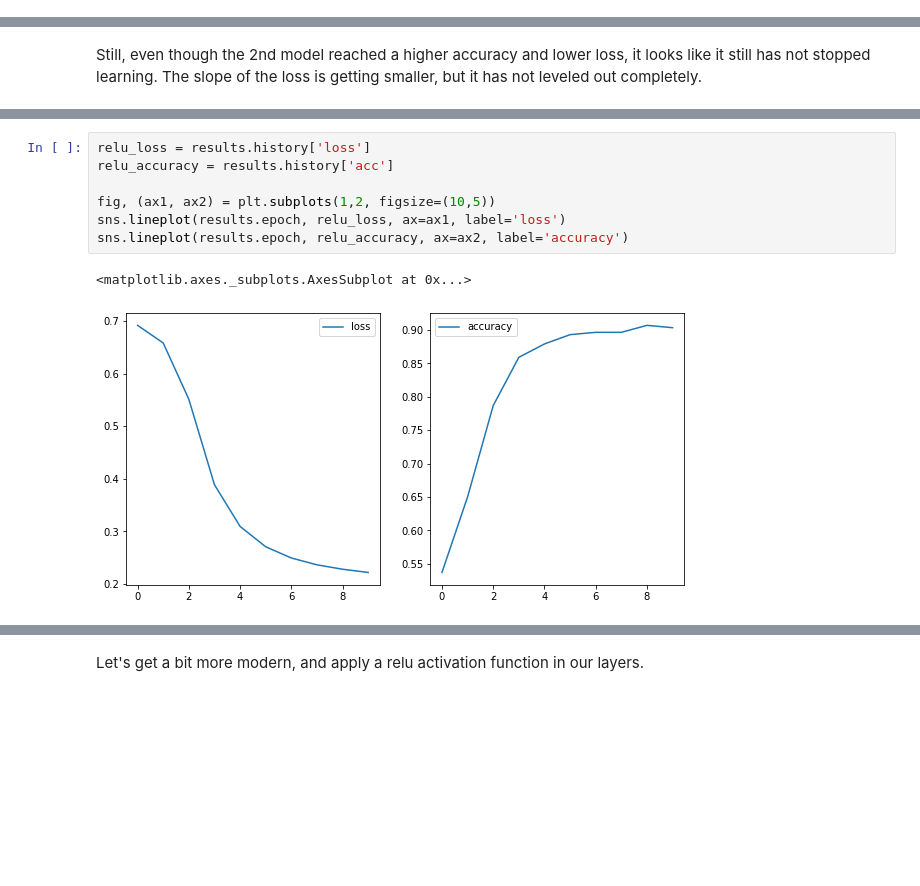
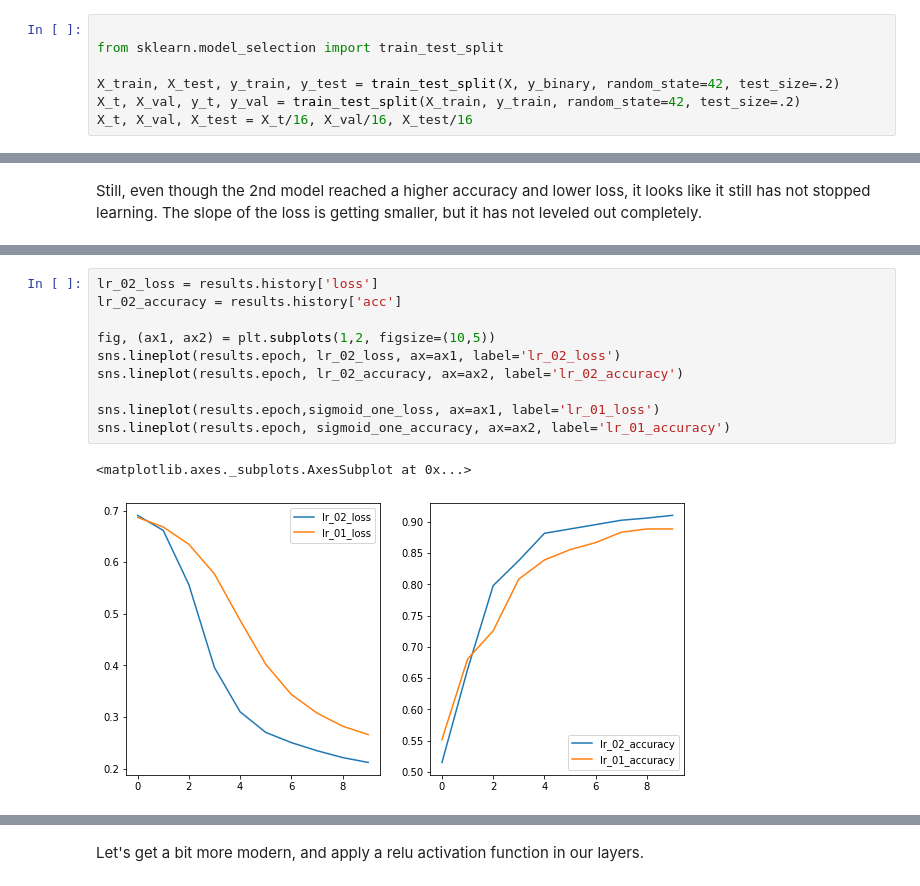
Before and after one commit to lecritch/keras_and_tensorflow-chi-sea-dsc, a Jupyter notebook: index.ipynb, the cells around one changed output, grey strips where cells are left out. Drawn from its saved outputs; the diff is of its cells as text; blank space fills up the shorter version.

```diff
--- a/index.ipynb
+++ b/index.ipynb
@@ -237,0 +241,7 @@ Now that our data is ready, let's load in keras
+# %%
+
+from sklearn.model_selection import train_test_split
+
+X_train, X_test, y_train, y_test = train_test_split(X, y_binary, random_state=42, test_size=.2)
+X_t, X_val, y_t, y_val = train_test_split(X_train, y_train, random_state=42, test_size=.2)
+X_t, X_val, X_test = X_t/16, X_val/16, X_test/16
@@ -427,10 +484,13 @@ Epoch 10/10
 # %%
-relu_loss = results.history['loss']
-relu_accuracy = results.history['acc']
+lr_02_loss = results.history['loss']
+lr_02_accuracy = results.history['acc']
 
 fig, (ax1, ax2) = plt.subplots(1,2, figsize=(10,5))
-sns.lineplot(results.epoch, relu_loss, ax=ax1, label='loss')
-sns.lineplot(results.epoch, relu_accuracy, ax=ax2, label='accuracy')
+sns.lineplot(results.epoch, lr_02_loss, ax=ax1, label='lr_02_loss')
+sns.lineplot(results.epoch, lr_02_accuracy, ax=ax2, label='lr_02_accuracy')
+
+sns.lineplot(results.epoch,sigmoid_one_loss, ax=ax1, label='lr_01_loss')
+sns.lineplot(results.epoch, sigmoid_one_accuracy, ax=ax2, label='lr_01_accuracy')
 # %% [output]
 <matplotlib.axes._subplots.AxesSubplot at 0x...>
-[figure, old version]
+[figure, new version]
```
Also changed, not shown: parts of 71 cells of this notebook, 39 other files.
